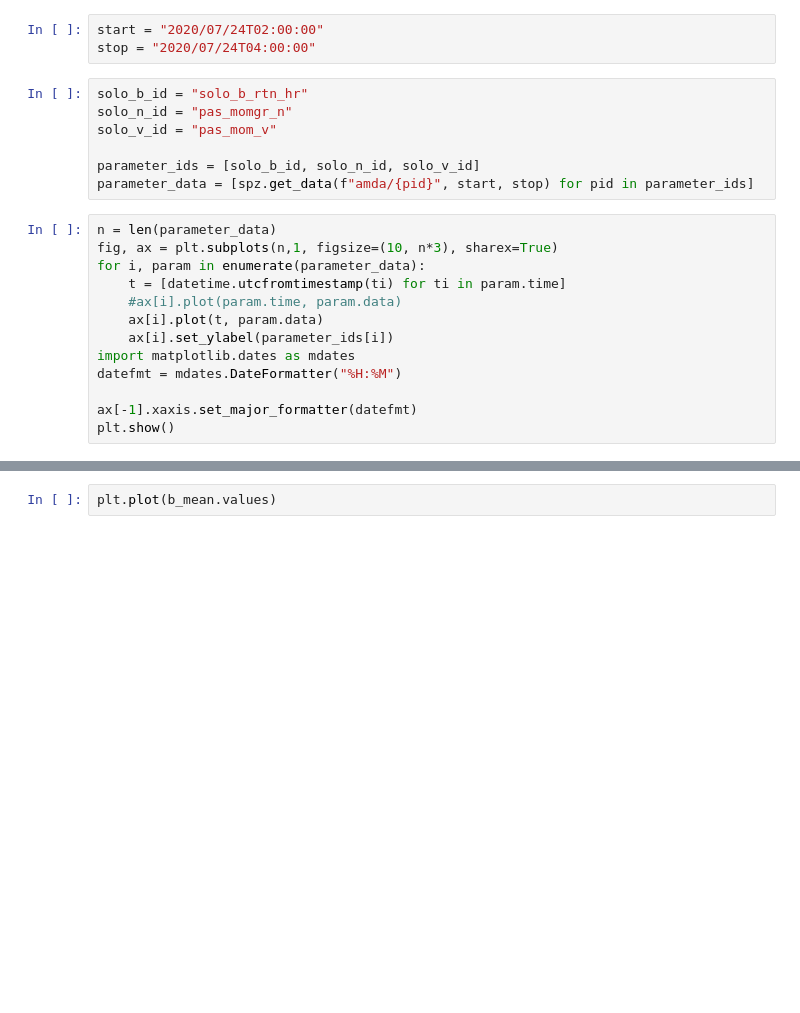
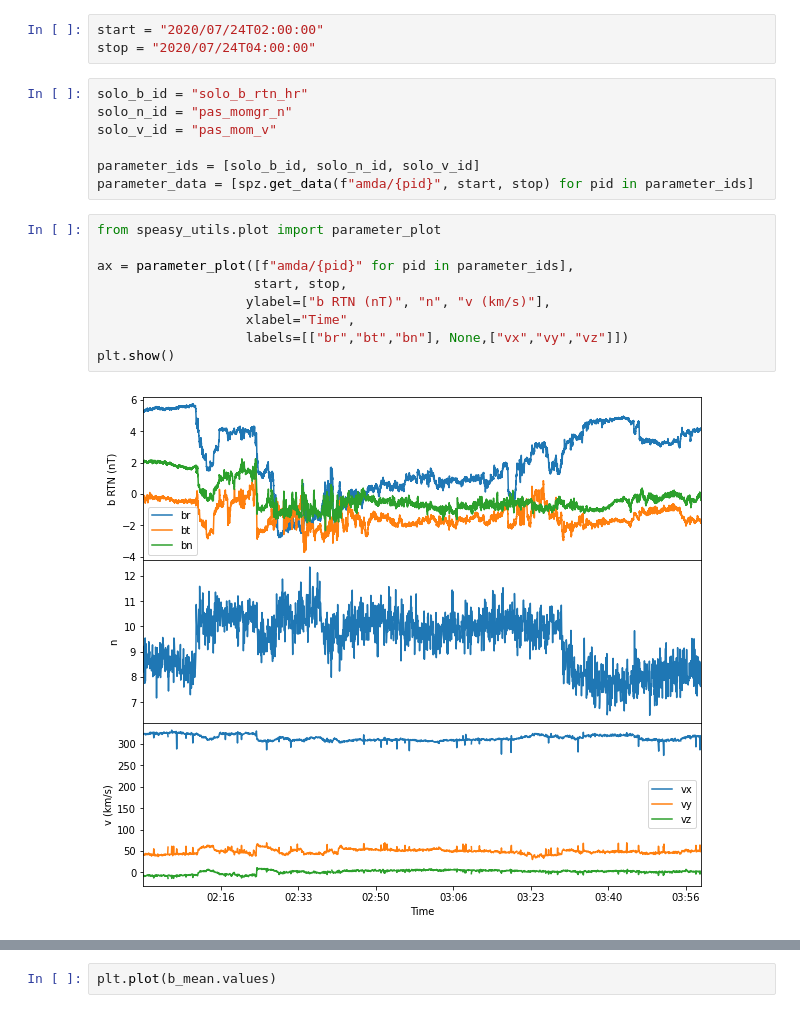
Before and after one commit to cdppirap/speasy_examples, a Jupyter notebook: kelvin_helmholtz/solar_orbiter_kelvin_helmholtz.ipynb, the cells around one changed output, grey strips where cells are left out. Drawn from its saved outputs; the diff is of its cells as text; blank space fills up the shorter version.

Commit message:
plotting

```diff
--- a/kelvin_helmholtz/solar_orbiter_kelvin_helmholtz.ipynb
+++ b/kelvin_helmholtz/solar_orbiter_kelvin_helmholtz.ipynb
@@ -14,16 +16,14 @@ solo_v_id = "pas_mom_v"
 
 parameter_ids = [solo_b_id, solo_n_id, solo_v_id]
 parameter_data = [spz.get_data(f"amda/{pid}", start, stop) for pid in parameter_ids]
-# %%
-n = len(parameter_data)
-fig, ax = plt.subplots(n,1, figsize=(10, n*3), sharex=True)
-for i, param in enumerate(parameter_data):
-    t = [datetime.utcfromtimestamp(ti) for ti in param.time]
-    #ax[i].plot(param.time, param.data)
-    ax[i].plot(t, param.data)
-    ax[i].set_ylabel(parameter_ids[i])
-import matplotlib.dates as mdates
-datefmt = mdates.DateFormatter("%H:%M")
-
-ax[-1].xaxis.set_major_formatter(datefmt)
-plt.show()
+# %%
+from speasy_utils.plot import parameter_plot
+
+ax = parameter_plot([f"amda/{pid}" for pid in parameter_ids],
+                    start, stop,
+                   ylabel=["b RTN (nT)", "n", "v (km/s)"],
+                   xlabel="Time",
+                   labels=[["br","bt","bn"], None,["vx","vy","vz"]])
+plt.show()
+# %% [output]
+[figure, added]
```
Also changed, not shown: parts of 6 cells of this notebook, 2 other files.
